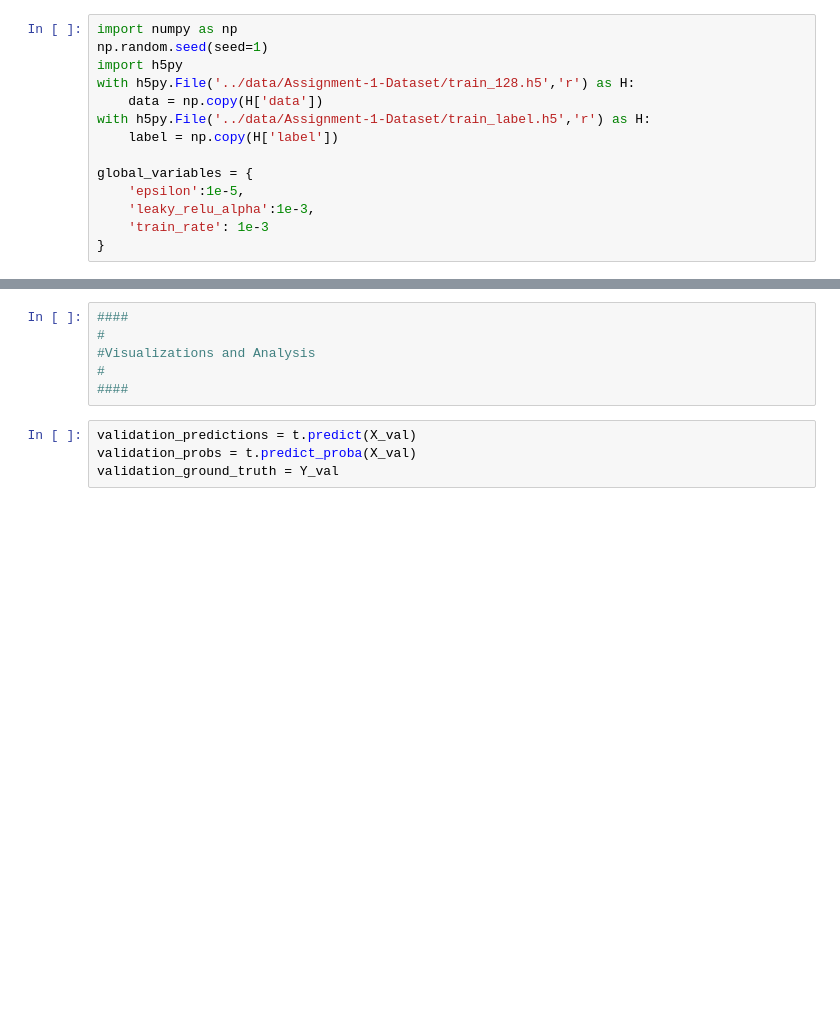
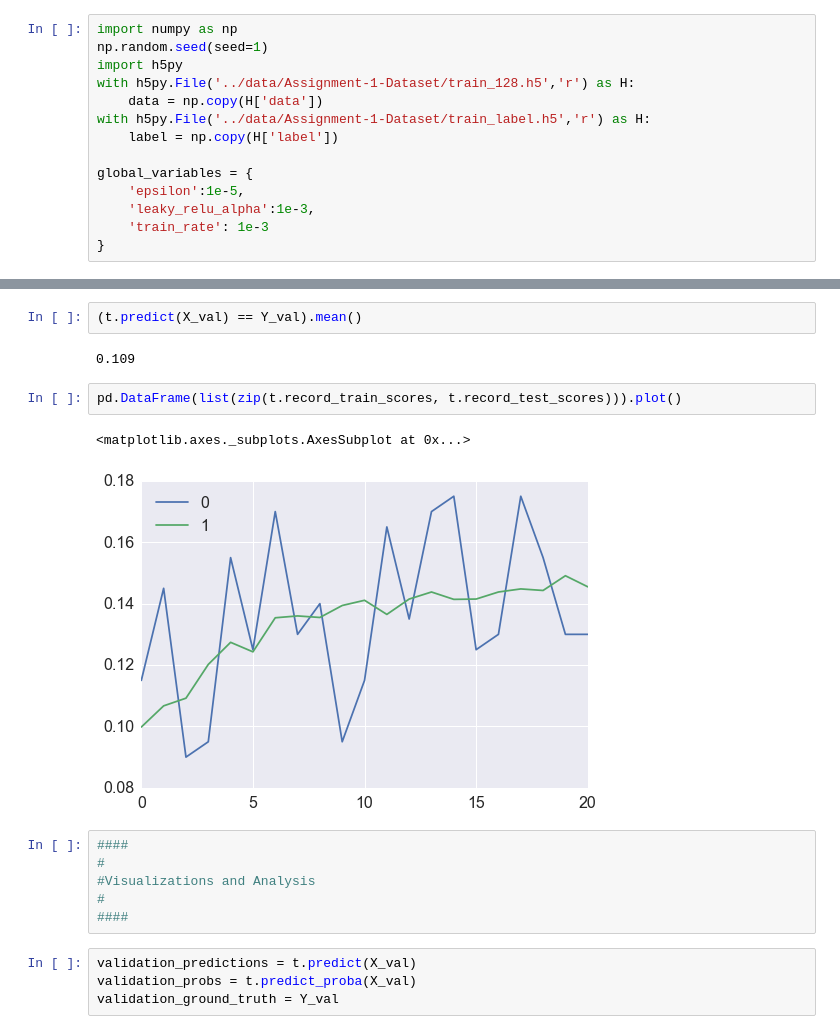
Before and after one commit to elsqueegie/18-sem1-5329-first-assignment, a Jupyter notebook: code/Results.ipynb, the cells around one changed output, grey strips where cells are left out. Saved outputs shown, nothing was run; the diff lists cells and outputs as text; blank space fills up the shorter version.

```diff
--- a/code/Results.ipynb
+++ b/code/Results.ipynb
@@ -413,3 +409,12 @@ Wall time: 1h 4min 43s
+# %%
+(t.predict(X_val) == Y_val).mean()
+# %% [output]
+0.109
+# %%
+pd.DataFrame(list(zip(t.record_train_scores, t.record_test_scores))).plot()
+# %% [output]
+<matplotlib.axes._subplots.AxesSubplot at 0x...>
+[figure, added]
 # %%
 ####
 #
```
Also changed, not shown: parts of 14 cells of this notebook, 1 other file.
